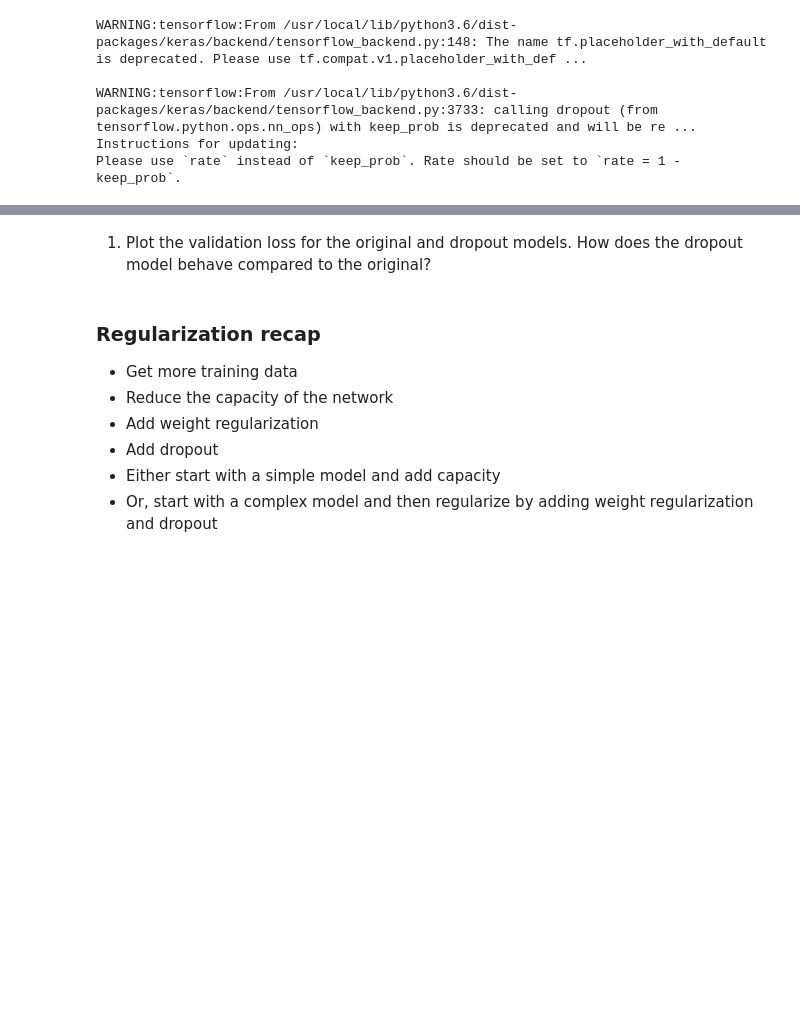
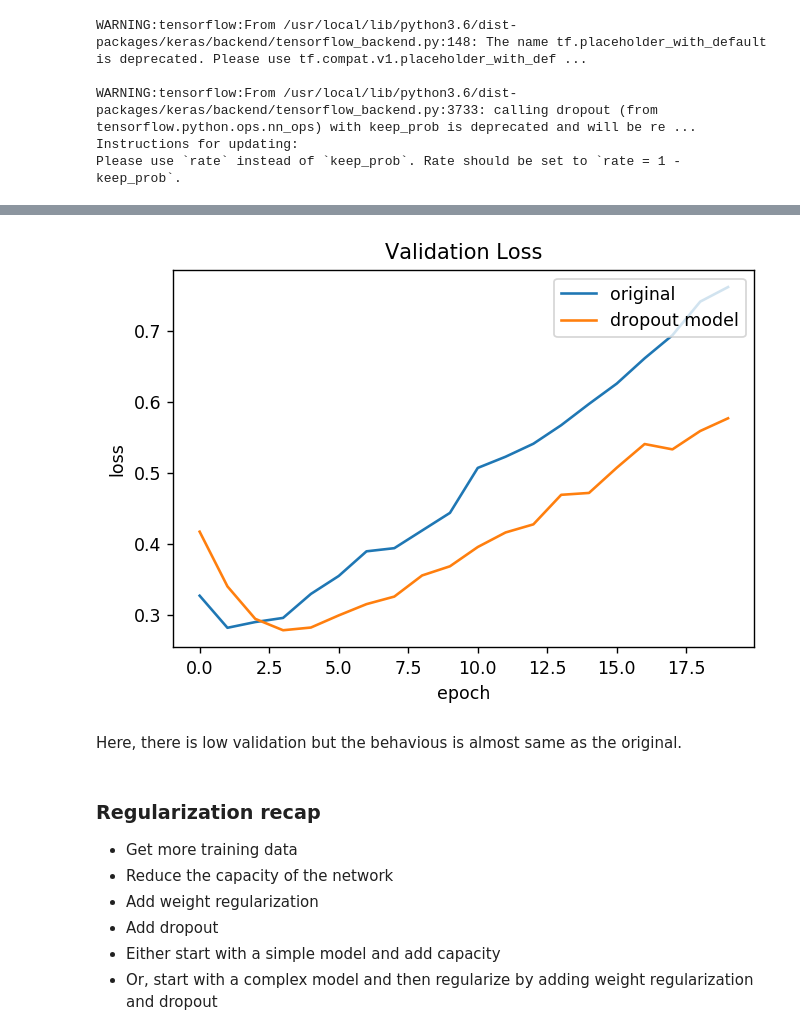
Before and after one commit to Yashmi16/EAI_Assignments, a Jupyter notebook: Week_4_Lab_Neural_Networks_in_Practice_Yashmi.ipynb, the cells around one changed output, grey strips where cells are left out. Drawn from its saved outputs; the diff is of its cells as text; code cells hidden in the pictures; blank space fills up the shorter version.

```diff
--- a/Week_4_Lab_Neural_Networks_in_Practice_Yashmi.ipynb
+++ b/Week_4_Lab_Neural_Networks_in_Practice_Yashmi.ipynb
@@ -498,14 +562,16 @@ Epoch 1/20
-# %% [markdown]
-1. Plot the validation loss for the original and dropout models. How does the dropout model behave compared to the original?
 # %%
-# summarize history for loss
 plt.plot(original_hist.history['val_loss'])
-plt.plot(l2_model_hist.history['val_loss'])
-plt.title('model loss')
-plt.ylabel('Val loss')
+plt.plot(dpt_model_hist.history['val_loss'])
+plt.title('Validation Loss')
+plt.ylabel('loss')
 plt.xlabel('epoch')
-plt.legend(['original', 'dropout'], loc='upper left')
+plt.legend(['original', 'dropout model'], loc='upper right')
 plt.show()
+# %% [output]
+[figure, added]
+# %% [markdown]
+
+Here, there is low validation but the behavious is almost same as the original.
 # %% [markdown]
 ### Regularization recap
 * Get more training data
```
Also changed, not shown: parts of 51 cells of this notebook.
